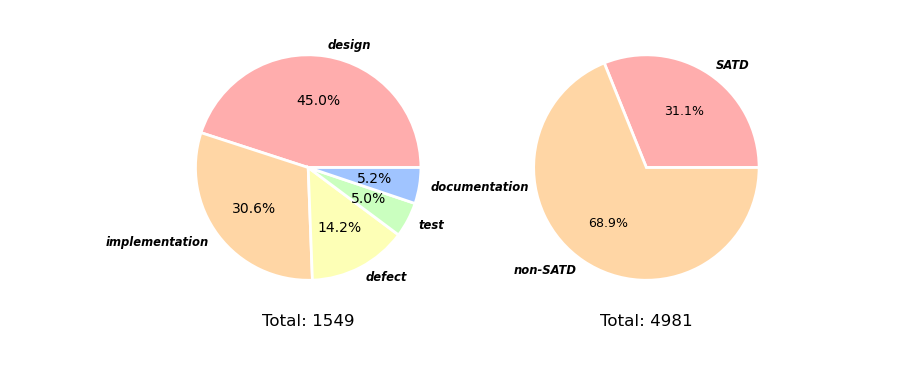
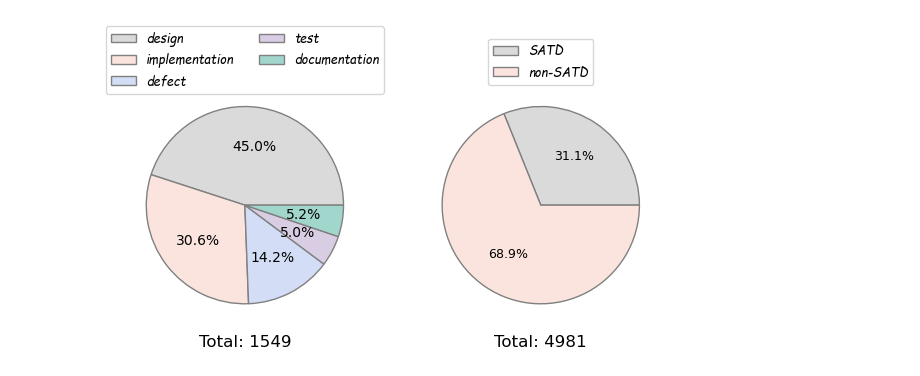
Before and after one commit to NamCyan/tesoro, a Jupyter notebook: vizualization/Data_statistic.ipynb, the cells around one changed output. Drawn from its saved outputs; the diff is of its cells as text; code cells hidden in the pictures.

```diff
--- a/vizualization/Data_statistic.ipynb
+++ b/vizualization/Data_statistic.ipynb
@@ -6,32 +11,49 @@ import numpy as np
 # %%
-fig, axs = plt.subplots(1,2, figsize=(8, 6))
+font = font_manager.FontProperties(family='Comic Sans MS',
+                                   weight='normal',
+                                   style='italic', size=9)
+
+
+fig, axs = plt.subplots(1,2, figsize=(7, 5))
 
 x = [697, 474, 220, 78, 80]
 labels = ["design", "implementation", "defect", "test", "documentation"]
-colors = ["#ffadad", "#FFD6A5", "#fdffb6", "#caffbf", "#a0c4ff"]
+colors = ["#d9dad9", "#fbe4de", "#d3ddf6", "#d9cde3", "#a1d6cc"]
 
 # Capture each of the return elements.
 patches, texts, pcts = axs[0].pie(
-    x, labels= labels, autopct='%.1f%%',
-    wedgeprops={'linewidth': 2.0, 'edgecolor': 'white'},
+    x, autopct='%.1f%%',
+    wedgeprops={'linewidth': 1.0, 'edgecolor': 'grey'},
     textprops={'size': 'small', 'fontstyle': 'italic', 'weight': 'bold'}, colors= colors)
 # Style just the percent values.
+axs[0].legend(patches, labels,
+          loc="upper center",
+          bbox_to_anchor=(0.5, 1.25),
+          ncols = 2,
+          prop=font)
+
 plt.setp(pcts, color='black', fontweight='normal', fontstyle= 'normal', fontsize=10)
 axs[0].set_xlabel('Total: ' + str(sum(x)), fontsize=12)
 
 
 x = [1549, 3432]
 labels = ["SATD", "non-SATD"]
-colors = ["#ffadad", "#FFD6A5", "#fdffb6", "#caffbf", "#a0c4ff"]
+colors = ["#d9dad9", "#fbe4de", "#d3ddf6", "#d9cde3", "#a1d6cc"]
 
 # Capture each of the return elements.
 patches, texts, pcts = axs[1].pie(
-    x, labels= labels, autopct='%.1f%%',
-    wedgeprops={'linewidth': 2.0, 'edgecolor': 'white'},
+    x, autopct='%.1f%%',
+    wedgeprops={'linewidth': 1.0, 'edgecolor': 'grey'},
     textprops={'size': 'small', 'fontstyle': 'italic', 'weight': 'bold'}, colors= colors)
 # Style just the percent values.
 plt.setp(pcts, color='black', fontweight='normal', fontstyle= 'normal', fontsize=9)
+axs[1].legend(patches, labels,
+          loc="upper center",
+          bbox_to_anchor=(0.5, 1.2),
+          ncols = 1,
+          prop=font)
+
 axs[1].set_xlabel('Total: ' + str(sum(x)), fontsize=12)
 plt.savefig('data_distribution.pdf', bbox_inches='tight')
 # %% [output]
-[figure, old version]
+[figure, new version]
```
Also changed, not shown: parts of 2 cells of this notebook, 1 other file.
